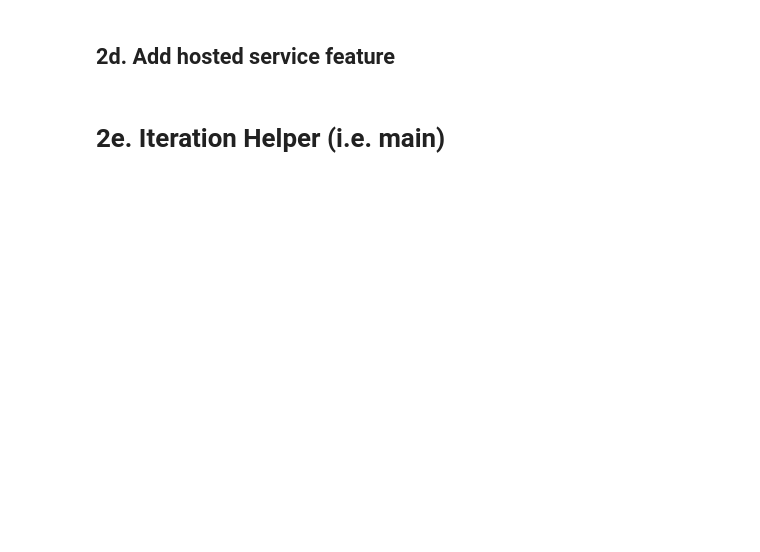
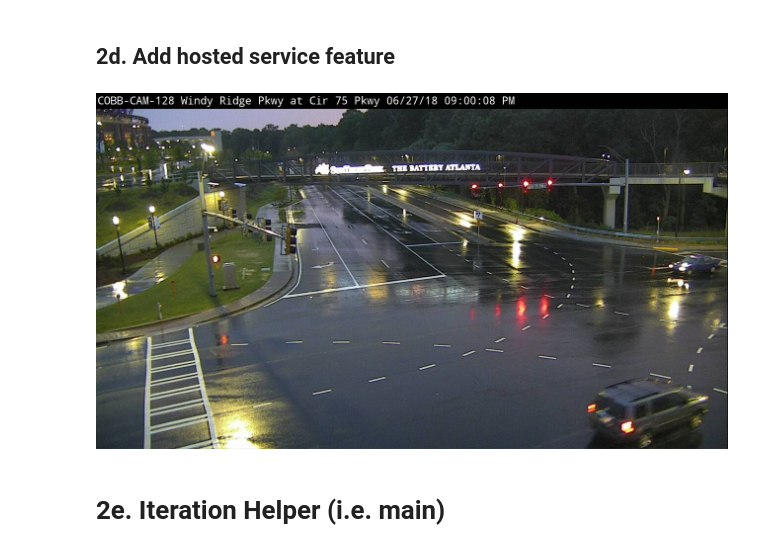
Before and after one commit to Qberto/analysis-watson-pedestrianCrowdClassifier, a Jupyter notebook: 4_Proto_IBMWatsonStudio_RunPeriodClassifier.ipynb, the cells around one changed output. Cells and saved outputs as stored; diff of their text form; code cells hidden in the pictures; blank space fills up the shorter version.

```diff
--- a/4_Proto_IBMWatsonStudio_RunPeriodClassifier.ipynb
+++ b/4_Proto_IBMWatsonStudio_RunPeriodClassifier.ipynb
@@ -222,7 +360,7 @@ update_hosted_service_feature(test_label, "128", test_image_url, test_image, obj
 ## 2d. Add hosted service feature
 # %%
 # TODO
-def add_hosted_service_feature(source_label, source_camera_id, source_image_url, source_image_localpath,
+def add_hosted_service_feature(source_label, source_camera_id, source_image_url, source_image_localpath, source_datetime,
                                target_service, target_label_field, target_camera_id_field, target_source_image_field,
                                overwrite_attachment=True, layer_index=0):
 
@@ -236,23 +374,26 @@ def add_hosted_service_feature(source_label, source_camera_id, source_image_url,
     new_feature = deepcopy(original_feature)
     new_feature.attributes[target_label_field] = source_label.capitalize()  # Use capitalize due to domain
     new_feature.attributes[target_source_image_field] = source_image_url
-    new_feature.attributes['recording_id'] = "Cam{0}_{1}".format(str(source_camera_id),
-                                                                 str(datetime.now().strftime("%m%d%y_%H%M%S")))
-    new_feature.attributes['classification_time'] = datetime.now().strftime("%m/%d/%y %H:%M:%S")
+    recording_id = "Cam{0}_{1}".format(str(source_camera_id), str(datetime.now().strftime("%m%d%y_%H%M%S")))
+    new_feature.attributes['recording_id'] = recording_id
+    new_feature.attributes['classification_time'] = source_datetime
 
     #add this to the list of features to be updated
     features_to_be_added.append(new_feature)
     target_lyr.edit_features(adds = features_to_be_added)
 
-    # TODO Add attachments to new features
-#     obj_id = new_feature.attributes['OBJECTID']
-#     object_point_lyr.attachments.add(obj_id, source_image_localpath)
+    # Add attachments to new features
+    new_rec_fset = target_lyr.query(where="""recording_id = '"""+recording_id+"""'""", return_geometry=False)
+    new_feature = new_rec_fset.features[0]
+    obj_id = new_feature.attributes['OBJECTID']
+    target_lyr.attachments.add(obj_id, source_image_localpath)
 # %%
 # Test Function
-test_image, test_image_url = get_latest_snapshot(cam_urls[0], workspace_dir)
 Image(test_image)
 test_label = classify_image(test_image, model_128_id, display_image=True)
-add_hosted_service_feature(test_label, "128", test_image_url, test_image, object_point_srvc, "pedestrian_density", "camera_id", "source_image")
+add_hosted_service_feature(test_label, "128", test_image_url, test_image, test_datetime, object_point_srvc, "pedestrian_density", "camera_id", "source_image")
+# %% [output]
+[figure, added]
 # %% [markdown]
 # 2e. Iteration Helper (i.e. main)
 # %%
```
Also changed, not shown: parts of 28 cells of this notebook, 1 other file.
